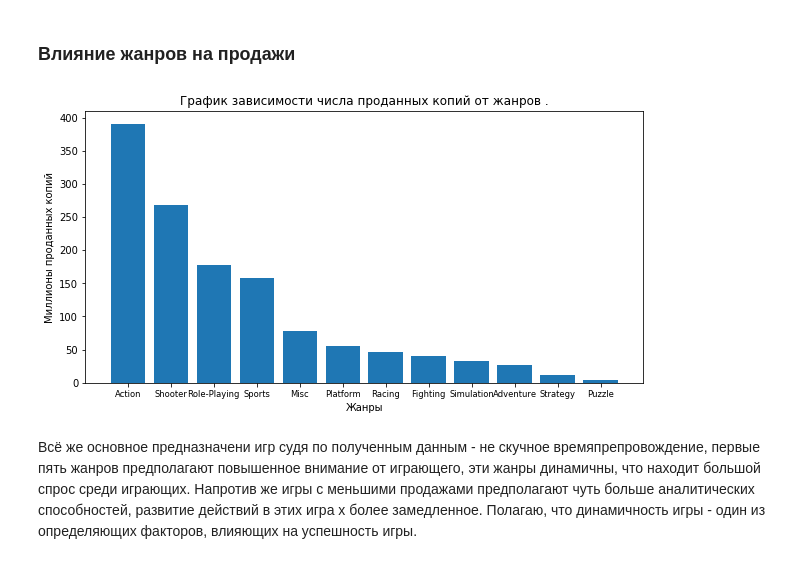
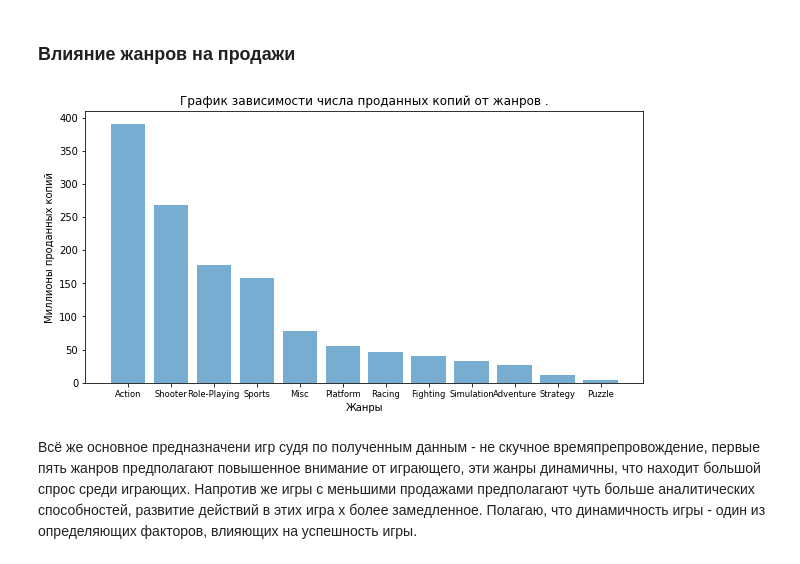
Before and after one commit to petrtrtr/analytical_projects, a Jupyter notebook: Анализ игровой индустрии/Анализ игровой индустрии.ipynb, the cells around one changed output. Saved outputs shown, nothing was run; the diff lists cells and outputs as text; code cells hidden in the pictures.

```diff
--- a/Анализ игровой индустрии/Анализ игровой индустрии.ipynb
+++ b/Анализ игровой индустрии/Анализ игровой индустрии.ipynb
@@ -569,18 +582,18 @@ check_influence_scores_by_sales()
 # %%
 modern_games_df.groupby('genre')
 games_by_genre = modern_games_df.pivot_table(index='genre', values='total_sales', aggfunc=['sum','count'])
 games_by_genre.columns = ['total_sales', 'total_count_games']
 games_by_genre = games_by_genre.sort_values('total_sales',ascending=False)
 
 plt.figure(figsize=(10,5))
-plt.bar(range(len(games_by_genre['total_sales'])), games_by_genre['total_sales'].values, align='center')
+plt.bar(range(len(games_by_genre['total_sales'])), games_by_genre['total_sales'].values, align='center', alpha=0.6)
 plt.xticks(range(len(games_by_genre['total_sales'])), games_by_genre['total_sales'].index.values, size='small')
 plt.title("График зависимости числа проданных копий от жанров .")
 plt.xlabel("Жанры")
 plt.ylabel("Миллионы проданных копий");
 plt.show()
 # %% [output]
-[figure, old version]
+[figure, new version]
 # %% [markdown]
 Всё же основное предназначени игр судя по полученным данным - не скучное времяпрепровождение, первые пять жанров предполагают повышенное внимание от играющего, эти жанры динамичны, что находит большой спрос среди играющих. Напротив же игры с меньшими продажами предполагают чуть больше аналитических способностей, развитие действий в этих игра х более замедленное. Полагаю, что динамичность игры - один из определяющих факторов, влияющих на успешность игры.
 # %% [markdown]
```
Also changed, not shown: parts of 15 cells of this notebook, 1 other file.
